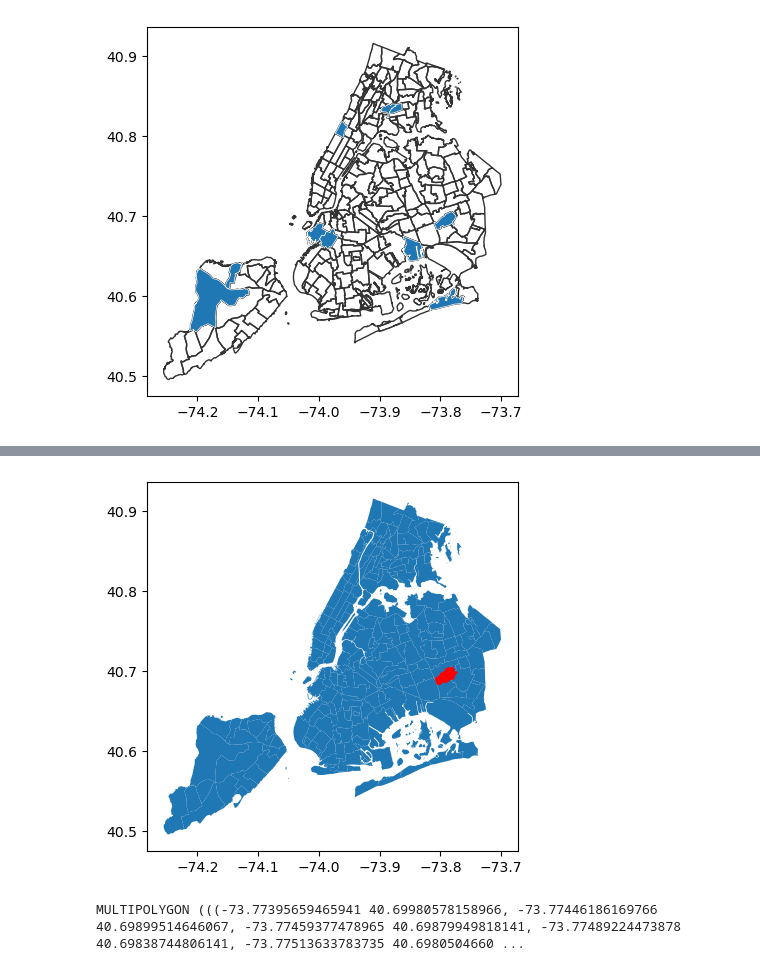
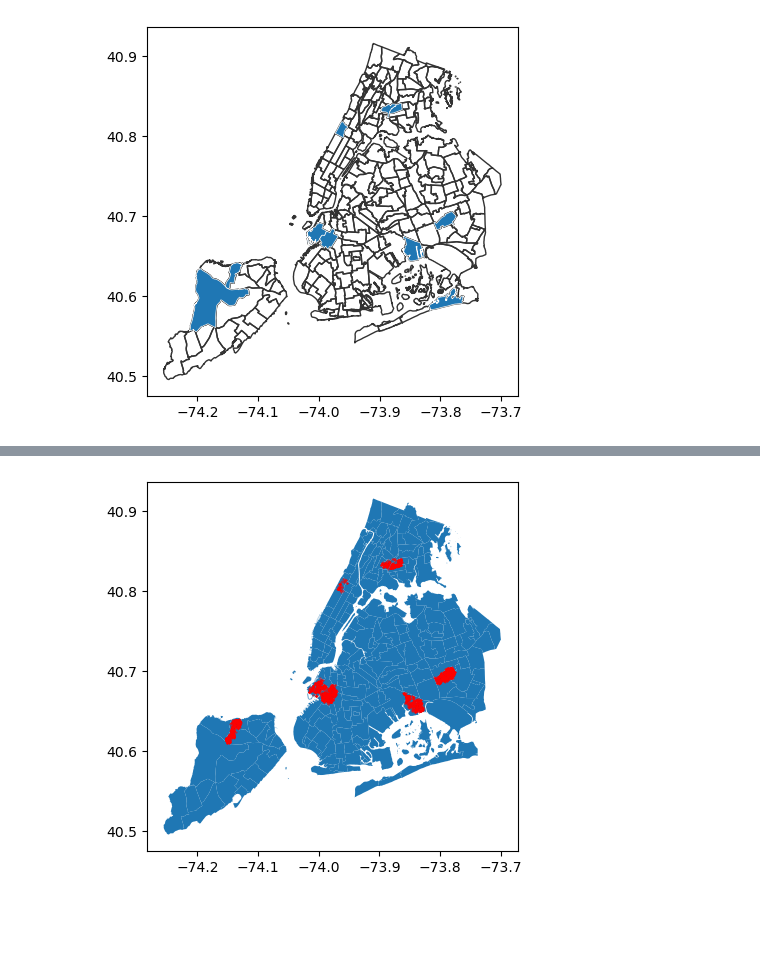
Before and after one commit to cankadir/FloodAnalysis, a Jupyter notebook: PY/311_NTA_Visualizations.ipynb, the cells around one changed output, grey strips where cells are left out. Saved outputs shown, nothing was run; the diff lists cells and outputs as text; code cells hidden in the pictures; blank space fills up the shorter version.

Commit message:
added charts

```diff
--- a/PY/311_NTA_Visualizations.ipynb
+++ b/PY/311_NTA_Visualizations.ipynb
@@ -84,12 +84,24 @@ selectors = 'unique_key,created_date,agency,complaint_type,descriptor,status,lat
 all_311 = pd.DataFrame()
 for i,nta in ntas_withSensors.iterrows():
 
+    print(f"Processing {nta.ntacode}")
     polygon = nta.geometry
+
+    # date_extract_y(created_date)>2022`
     url = f"{data_query}?$where=within_polygon(location, '{polygon}') AND created_date>'{start_date}' AND ({descriptors_filter})&$select={selectors}&$limit=5000"
 
     response = requests.get(url)
-    temp_data = pd.DataFrame( response.json() )
-    temp_data['ntacode'] = nta.ntacode
+    if response.status_code != 200:
+        print(f"Error {response.status_code} for {nta.ntacode}")
+        continue
+    else:
 
-    all_311 = pd.concat( [all_311, temp_data] )
+        data = response.json()
+        temp_data = pd.DataFrame( data )
+        temp_data['ntacode'] = nta.ntacode
+        temp_data['ntaname'] = nta.ntaname
+
+        all_311 = pd.concat( [all_311, temp_data] )
+
+all_311
 # %% [output]
@@ -104,8 +133,8 @@ https://data.cityofnewyork.us/resource/erm2-nwe9.json?$where=within_polygon(loca
 # %%
 base = ntas.plot()
 gpd.GeoDataFrame(
-    temp_data,
-    geometry=gpd.points_from_xy(temp_data.longitude, temp_data.latitude),
+    all_311,
+    geometry=gpd.points_from_xy(all_311.longitude, all_311.latitude),
     crs=4326
 ).plot( ax = base, color='red', markersize=0.1 );
 
@@ -115,5 +144 @@ print( temp_data['created_date'].min() , temp_data['created_date'].max() )
-[figure, old version]
+[figure, new version]
-# %%
-print(nta.geometry)
-# %% [output]
-MULTIPOLYGON (((-73.77395659465941 40.69980578158966, -73.77446186169766 40.69899514646067, -73.77459377478965 40.69879949818141, -73.77489224473878 40.69838744806141, -73.77513633783735 40.6980504660 ...
```
Also changed, not shown: parts of 3 cells of this notebook.
